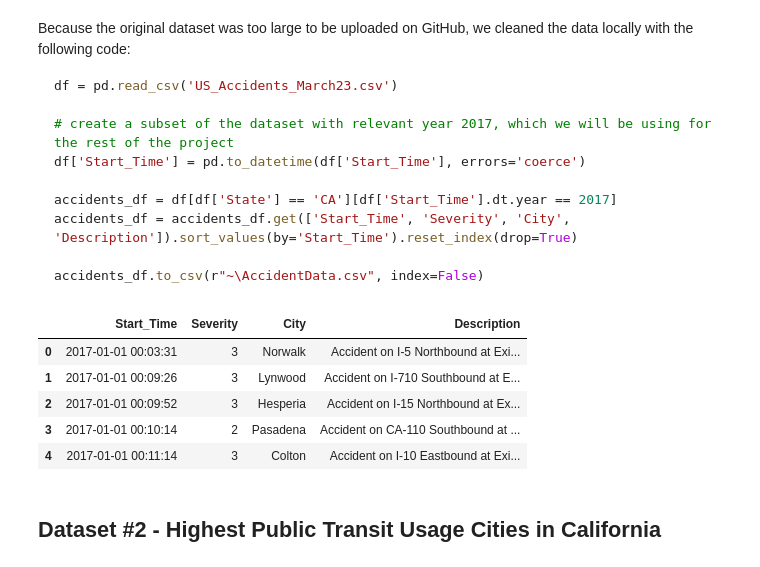
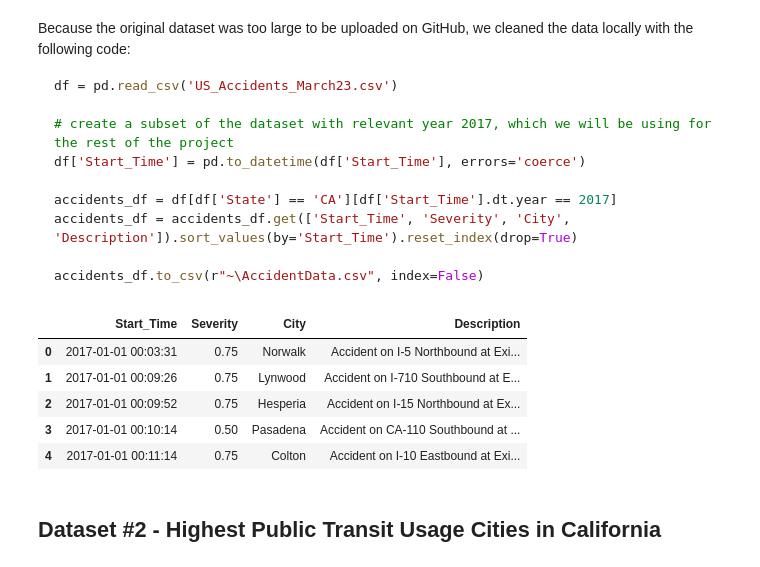
Before and after one commit to COGS108/Group099_WI24, a Jupyter notebook: EDACheckpoint_Group099_WI24.ipynb, the cells around one changed output. Saved outputs shown, nothing was run; the diff lists cells and outputs as text; code cells hidden in the pictures.

````diff
--- a/EDACheckpoint_Group099_WI24.ipynb
+++ b/EDACheckpoint_Group099_WI24.ipynb
@@ -131,16 +132,20 @@ accidents_df = accidents_df.get(['Start_Time', 'Severity', 'City', 'Description'
 
 accidents_df.to_csv(r"~\AccidentData.csv", index=False)
 ```
-# %%
-accident_df = pd.read_csv('AccidentData.csv')
-accident_df.head()
-# %% [output]
-|  | Start_Time | Severity | City | Description |
-| 0 | 2017-01-01 00:03:31 | 3 | Norwalk | Accident on I-5 Northbound at Exi... |
-| 1 | 2017-01-01 00:09:26 | 3 | Lynwood | Accident on I-710 Southbound at E... |
-| 2 | 2017-01-01 00:09:52 | 3 | Hesperia | Accident on I-15 Northbound at Ex... |
-| 3 | 2017-01-01 00:10:14 | 2 | Pasadena | Accident on CA-110 Southbound at ... |
-| 4 | 2017-01-01 00:11:14 | 3 | Colton | Accident on I-10 Eastbound at Exi... |
+# %%
+accident_df = pd.read_csv('AccidentData.csv')
+
+# normalize severity to be on a scale of 0-1 instead of 1-4 to make comparing easier later on
+accident_df['Severity'] = accident_df['Severity']/4
+
+accident_df.head()
+# %% [output]
+|  | Start_Time | Severity | City | Description |
+| 0 | 2017-01-01 00:03:31 | 0.75 | Norwalk | Accident on I-5 Northbound at Exi... |
+| 1 | 2017-01-01 00:09:26 | 0.75 | Lynwood | Accident on I-710 Southbound at E... |
+| 2 | 2017-01-01 00:09:52 | 0.75 | Hesperia | Accident on I-15 Northbound at Ex... |
+| 3 | 2017-01-01 00:10:14 | 0.50 | Pasadena | Accident on CA-110 Southbound at ... |
+| 4 | 2017-01-01 00:11:14 | 0.75 | Colton | Accident on I-10 Eastbound at Exi... |
 # %% [markdown]
 ## Dataset #2 - Highest Public Transit Usage Cities in California
 # %%
````
Also changed, not shown: parts of 6 cells of this notebook.
